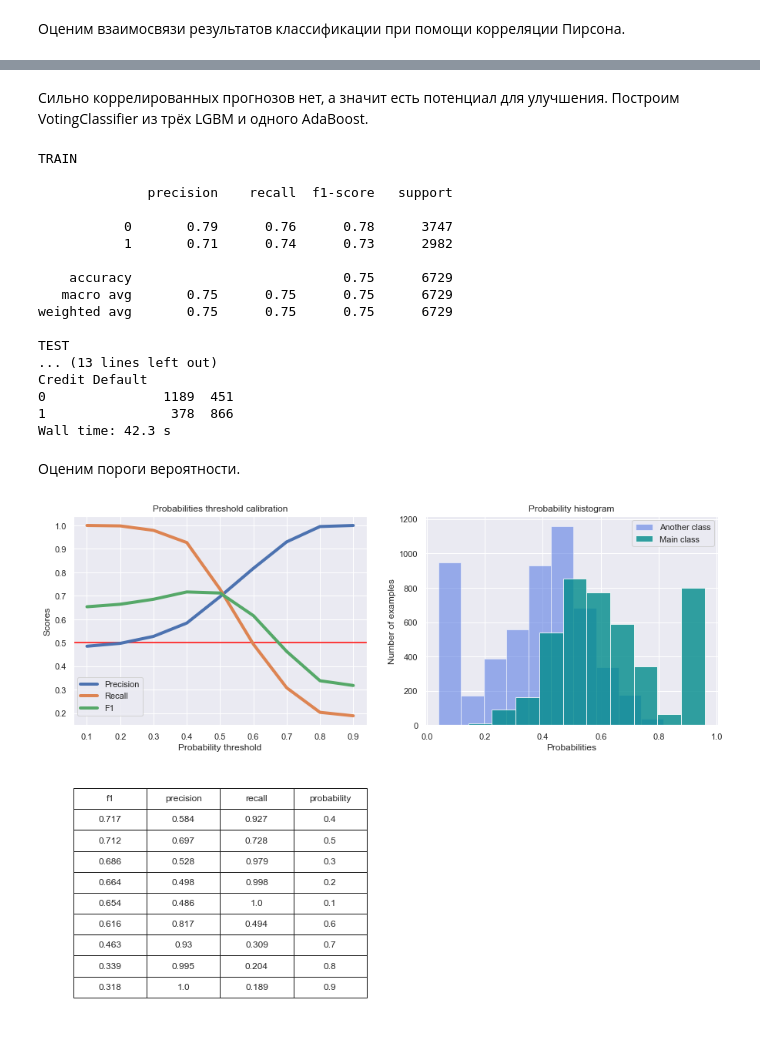
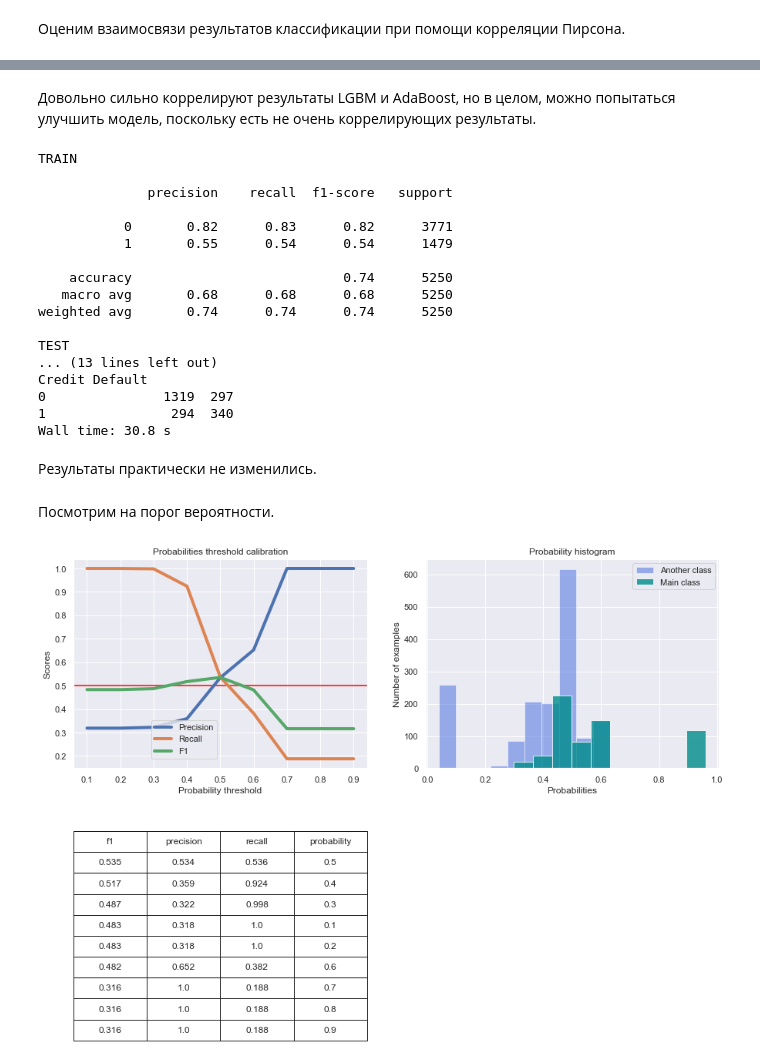
Before and after one commit to doksketch/to-give-or-not-to-give, a Jupyter notebook: credit_scoring.ipynb, the cells around one changed output, grey strips where cells are left out. Drawn from its saved outputs; the diff is of its cells as text; code cells hidden in the pictures; blank space fills up the shorter version.

```diff
--- a/credit_scoring.ipynb
+++ b/credit_scoring.ipynb
@@ -1324,6 +1190,0 @@ train_df = train_df.replace([-np.inf, np.inf], [0, 0])
-# %%
-df_balanced = balance_df_by_target(train_df, 'Credit Default')
-y = df_balanced['Credit Default']
-X = df_balanced.drop('Credit Default', axis=1)
-X_train, X_test, y_train, y_test = train_test_split(X, y, shuffle=True, test_size=0.30, random_state=21)
-X_train.shape, X_test.shape, y_train.shape, y_test.shape
@@ -1332,15 +1190,0 @@ X_train.shape, X_test.shape, y_train.shape, y_test.shape
-# %%
-%%time
-
-ada = AdaBoostClassifier(RandomForestClassifier(max_depth=2, min_samples_leaf=10, criterion='gini',
-                                               min_samples_split=5, class_weight='balanced',
-                                               max_leaf_nodes=50,
-                                                random_state=43, n_jobs=-1),
-                         algorithm='SAMME.R', random_state=43,
-                        learning_rate=0.6, n_estimators=90)
-ada.fit(X_train, y_train)
-
-y_train_pred_ada = ada.predict(X_train)
-y_test_pred_ada = ada.predict(X_test)
-
-get_classification_report(y_train, y_train_pred_ada, y_test, y_test_pred_ada)
@@ -1375,0 +1191,4 @@ ada0 = pd.Series(ada.predict(X), name='ada0')
+# %%
+lr = lr.fit(X_train[important_features_top], y_train)
+lgbm = model_lightgbm.fit(X_train[important_features_top], y_train)
+ada = ada.fit(X_train[important_features_top], y_train)
@@ -1384,18 +1207,17 @@ cor_plot(ensemble_results, method='pearson')
-# %% [markdown]
-Сильно коррелированных прогнозов нет, а значит есть потенциал для улучшения. Построим VotingClassifier из трёх LGBM и одного
-AdaBoost.
+# %% [markdown]
+Довольно сильно коррелируют результаты LGBM и AdaBoost, но в целом, можно попытаться улучшить модель, поскольку есть
+не очень коррелирующих результаты.
 # %%
 %%time
 
-vote = VotingClassifier(estimators=[('ada0', ada), ('lgbm1', model1_lightgbm)
-                        ],
+vote = VotingClassifier(estimators=[('lr', lr), ('lgbm', lgbm)],
                        voting='soft', #для расчёта вероятности
                        n_jobs=-1,
-                       weights=[1, 10])
+                       weights=[0.5, 10])
 
-vote.fit(X_train, y_train)
-y_train_pred = vote.predict(X_train)
-y_test_pred = vote.predict(X_test)
+vote.fit(X_train[important_features_top], y_train)
+y_train_pred = vote.predict(X_train[important_features_top])
+y_test_pred = vote.predict(X_test[important_features_top])
 
 get_classification_report(y_train, y_train_pred, y_test, y_test_pred)
 # %% [output]
@@ -1403,23 +1225,25 @@ TRAIN
 
               precision    recall  f1-score   support
 
-           0       0.79      0.76      0.78      3747
-           1       0.71      0.74      0.73      2982
+           0       0.82      0.83      0.82      3771
+           1       0.55      0.54      0.54      1479
 
-    accuracy                           0.75      6729
-   macro avg       0.75      0.75      0.75      6729
-weighted avg       0.75      0.75      0.75      6729
+    accuracy                           0.74      5250
+   macro avg       0.68      0.68      0.68      5250
+weighted avg       0.74      0.74      0.74      5250
 
 TEST
 ... (13 lines left out)
 Credit Default
-0               1189  451
-1                378  866
-Wall time: 42.3 s
+0               1319  297
+1                294  340
+Wall time: 30.8 s
-# %% [markdown]
-Оценим пороги вероятности.
+# %% [markdown]
+Результаты практически не изменились.
+# %% [markdown]
+Посмотрим на порог вероятности.
 # %%
-y_test_proba = vote.predict_proba(X)[:, 1]
-show_proba_calibration_plots(y_test_proba, y)
+y_test_proba = vote.predict_proba(X_test[important_features_top])[:, 1]
+show_proba_calibration_plots(y_test_proba, y_test)
 # %% [output]
-[figure, old version]
+[figure, new version]
```
Also changed, not shown: parts of 82 cells of this notebook.
